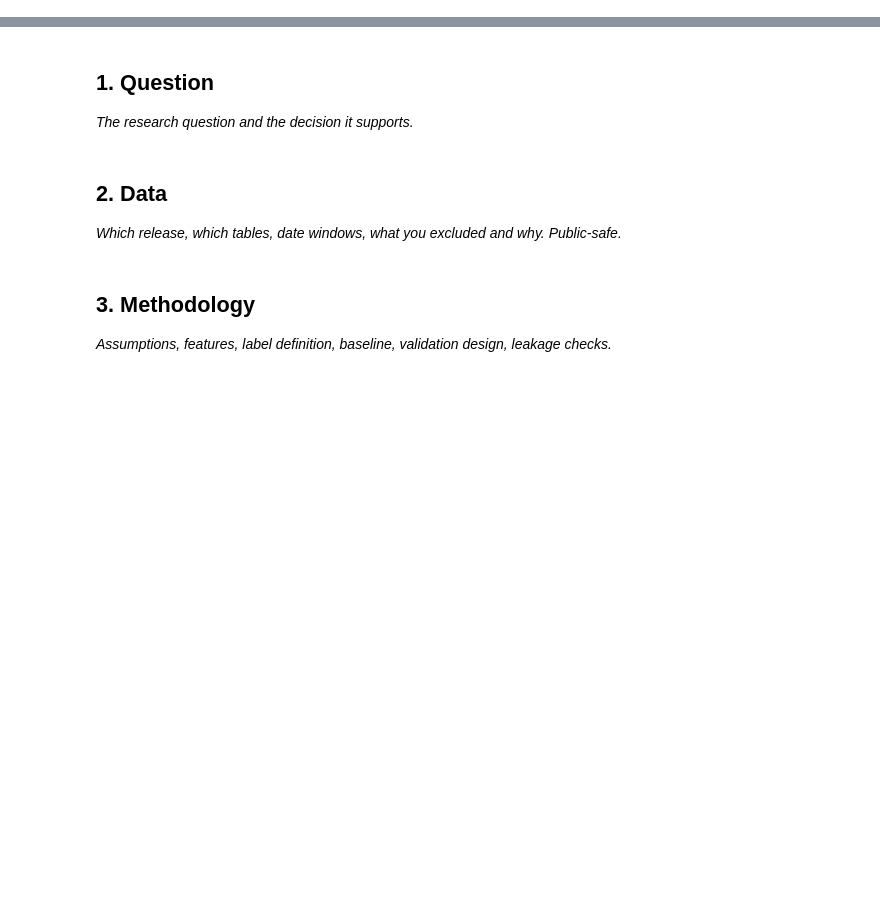
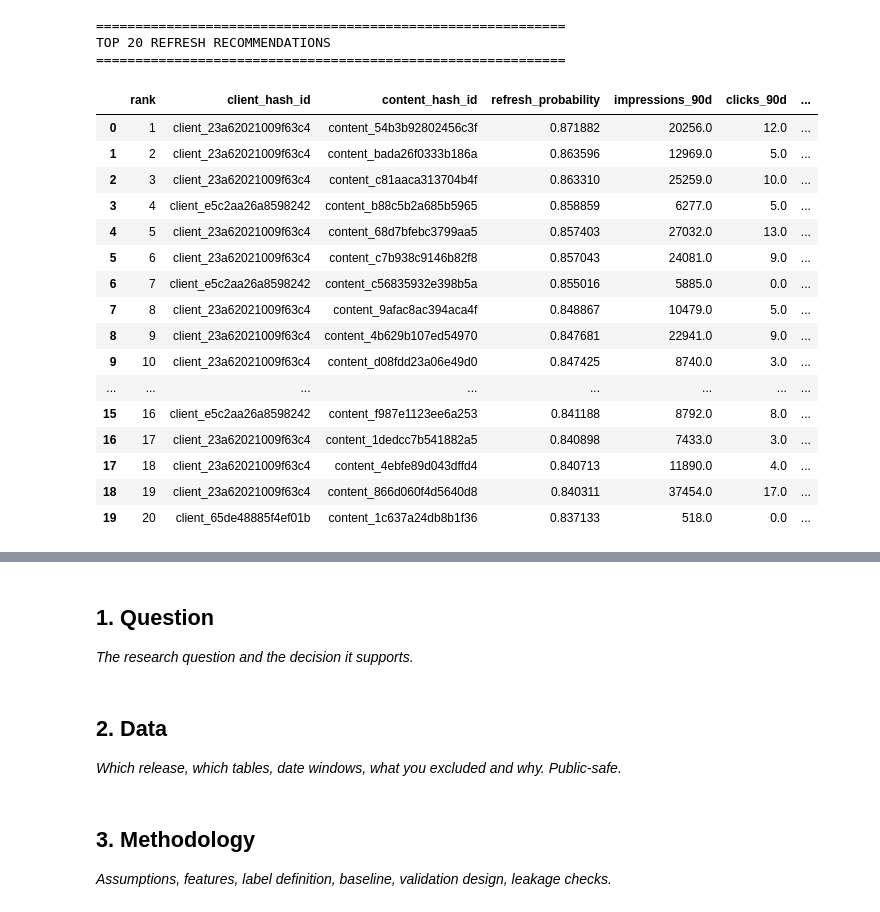
Before and after one commit to space-0d/flyrank, a Jupyter notebook: work/notebooks/capstone.ipynb, the cells around one changed output, grey strips where cells are left out. Cells and saved outputs as stored; diff of their text form; code cells hidden in the pictures; blank space fills up the shorter version.

```diff
--- a/work/notebooks/capstone.ipynb
+++ b/work/notebooks/capstone.ipynb
@@ -8,0 +2186,63 @@ This skeleton is yours to fill. Work the sections **in order** — each one has
+# %%
+test_results = X_test.copy()
+
+test_results["refresh_probability"] = rf_model.predict_proba(X_test)[:, 1]
+
+# Recover original IDs using the test-set indices
+test_results["client_hash_id"] = dataset.loc[X_test.index, "client_hash_id"].values
+test_results["content_hash_id"] = dataset.loc[X_test.index, "content_hash_id"].values
+
+test_results = test_results.sort_values(
+    "refresh_probability",
+    ascending=False
+).reset_index(drop=True)
+
+test_results["rank"] = range(1, len(test_results) + 1)
+
+print("=" * 60)
+print("TOP 20 REFRESH RECOMMENDATIONS")
+print("=" * 60)
+
+display(
+    test_results[
+        [
+            "rank",
+            "client_hash_id",
+            "content_hash_id",
+            "refresh_probability",
+            "impressions_90d",
+            "clicks_90d",
+            "avg_position_90d",
+            "impressions_last30",
+            "clicks_last30",
+            "ctr_90d",
+            "ctr_last30",
+            "content_age_days",
+            "days_since_update",
+            "search_volume",
+            "backlinks",
+            "word_count"
+        ]
+    ].head(20)
+)
+# %% [output]
+============================================================
+TOP 20 REFRESH RECOMMENDATIONS
+============================================================
+|  | rank | client_hash_id | content_hash_id | refresh_probability | impressions_90d | clicks_90d | ... |
+| 0 | 1 | client_23a62021009f63c4 | content_54b3b92802456c3f | 0.871882 | 20256.0 | 12.0 | ... |
+| 1 | 2 | client_23a62021009f63c4 | content_bada26f0333b186a | 0.863596 | 12969.0 | 5.0 | ... |
+| 2 | 3 | client_23a62021009f63c4 | content_c81aaca313704b4f | 0.863310 | 25259.0 | 10.0 | ... |
+| 3 | 4 | client_e5c2aa26a8598242 | content_b88c5b2a685b5965 | 0.858859 | 6277.0 | 5.0 | ... |
+| 4 | 5 | client_23a62021009f63c4 | content_68d7bfebc3799aa5 | 0.857403 | 27032.0 | 13.0 | ... |
+| 5 | 6 | client_23a62021009f63c4 | content_c7b938c9146b82f8 | 0.857043 | 24081.0 | 9.0 | ... |
+| 6 | 7 | client_e5c2aa26a8598242 | content_c56835932e398b5a | 0.855016 | 5885.0 | 0.0 | ... |
+| 7 | 8 | client_23a62021009f63c4 | content_9afac8ac394aca4f | 0.848867 | 10479.0 | 5.0 | ... |
+| 8 | 9 | client_23a62021009f63c4 | content_4b629b107ed54970 | 0.847681 | 22941.0 | 9.0 | ... |
+| 9 | 10 | client_23a62021009f63c4 | content_d08fdd23a06e49d0 | 0.847425 | 8740.0 | 3.0 | ... |
+| ... | ... | ... | ... | ... | ... | ... | ... |
+| 15 | 16 | client_e5c2aa26a8598242 | content_f987e1123ee6a253 | 0.841188 | 8792.0 | 8.0 | ... |
+| 16 | 17 | client_23a62021009f63c4 | content_1dedcc7b541882a5 | 0.840898 | 7433.0 | 3.0 | ... |
+| 17 | 18 | client_23a62021009f63c4 | content_4ebfe89d043dffd4 | 0.840713 | 11890.0 | 4.0 | ... |
+| 18 | 19 | client_23a62021009f63c4 | content_866d060f4d5640d8 | 0.840311 | 37454.0 | 17.0 | ... |
+| 19 | 20 | client_65de48885f4ef01b | content_1c637a24db8b1f36 | 0.837133 | 518.0 | 0.0 | ... |
```
Also changed, not shown: parts of 98 cells of this notebook.
